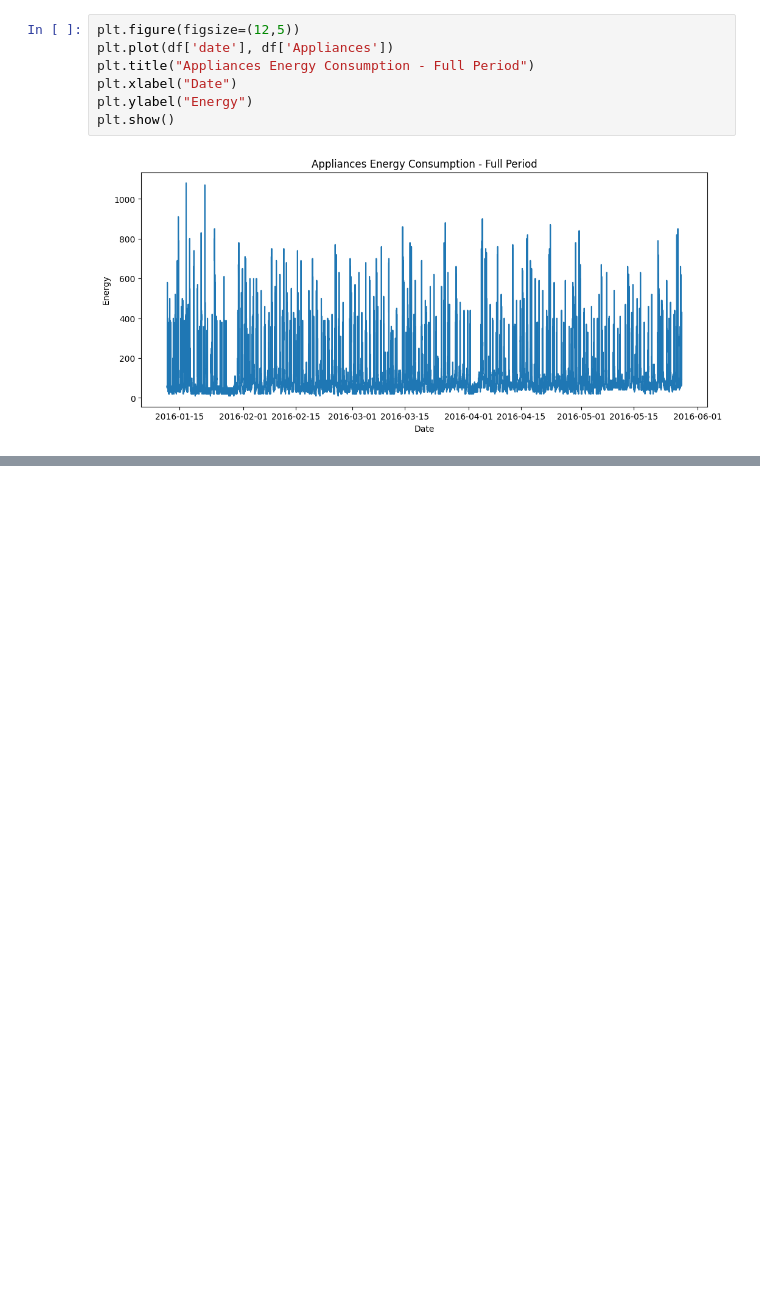
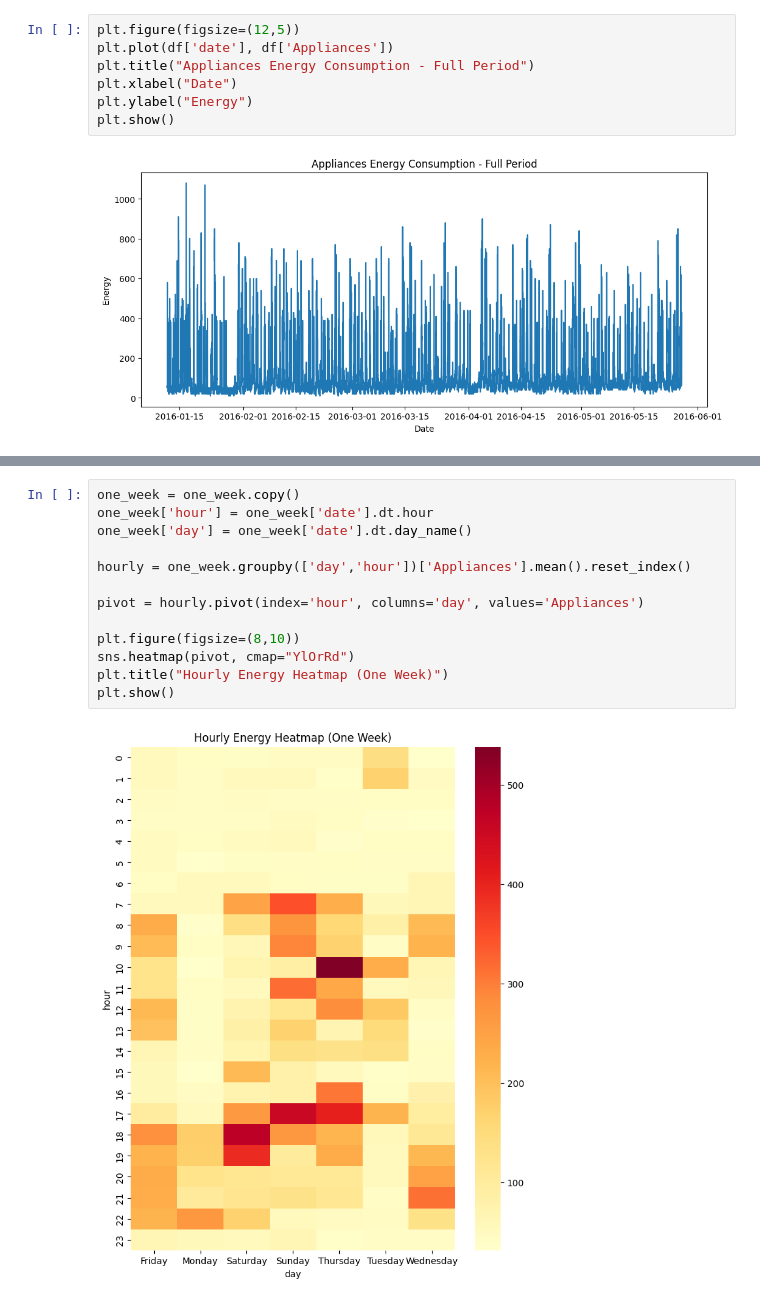
Before and after one commit to ali-farshad/Homework1-ME5920, a Jupyter notebook: 2_2.ipynb, the cells around one changed output, grey strips where cells are left out. Drawn from its saved outputs; the diff is of its cells as text; blank space fills up the shorter version.

```diff
--- a/2_2.ipynb
+++ b/2_2.ipynb
@@ -32,0 +44,15 @@ plt.show()
+# %%
+one_week = one_week.copy()
+one_week['hour'] = one_week['date'].dt.hour
+one_week['day'] = one_week['date'].dt.day_name()
+
+hourly = one_week.groupby(['day','hour'])['Appliances'].mean().reset_index()
+
+pivot = hourly.pivot(index='hour', columns='day', values='Appliances')
+
+plt.figure(figsize=(8,10))
+sns.heatmap(pivot, cmap="YlOrRd")
+plt.title("Hourly Energy Heatmap (One Week)")
+plt.show()
+# %% [output]
+[figure, added]
```
Also changed, not shown: parts of 2 cells of this notebook.
